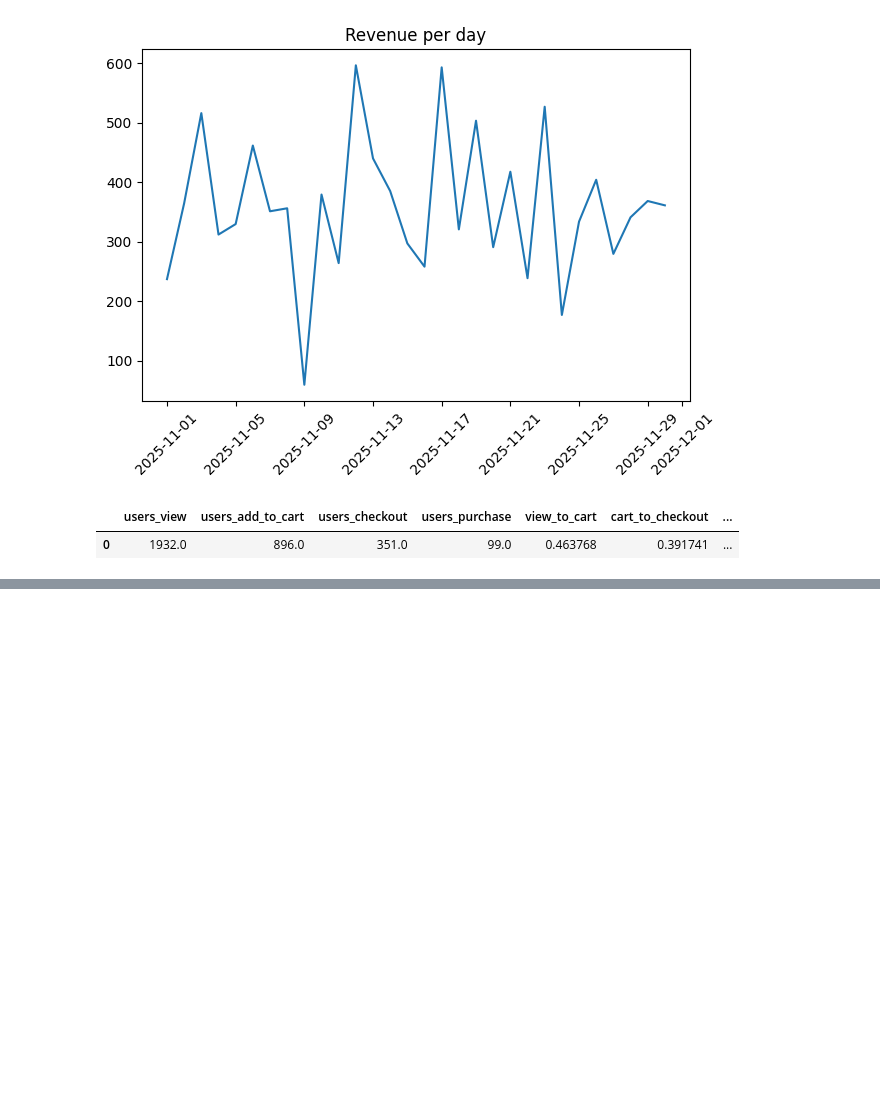
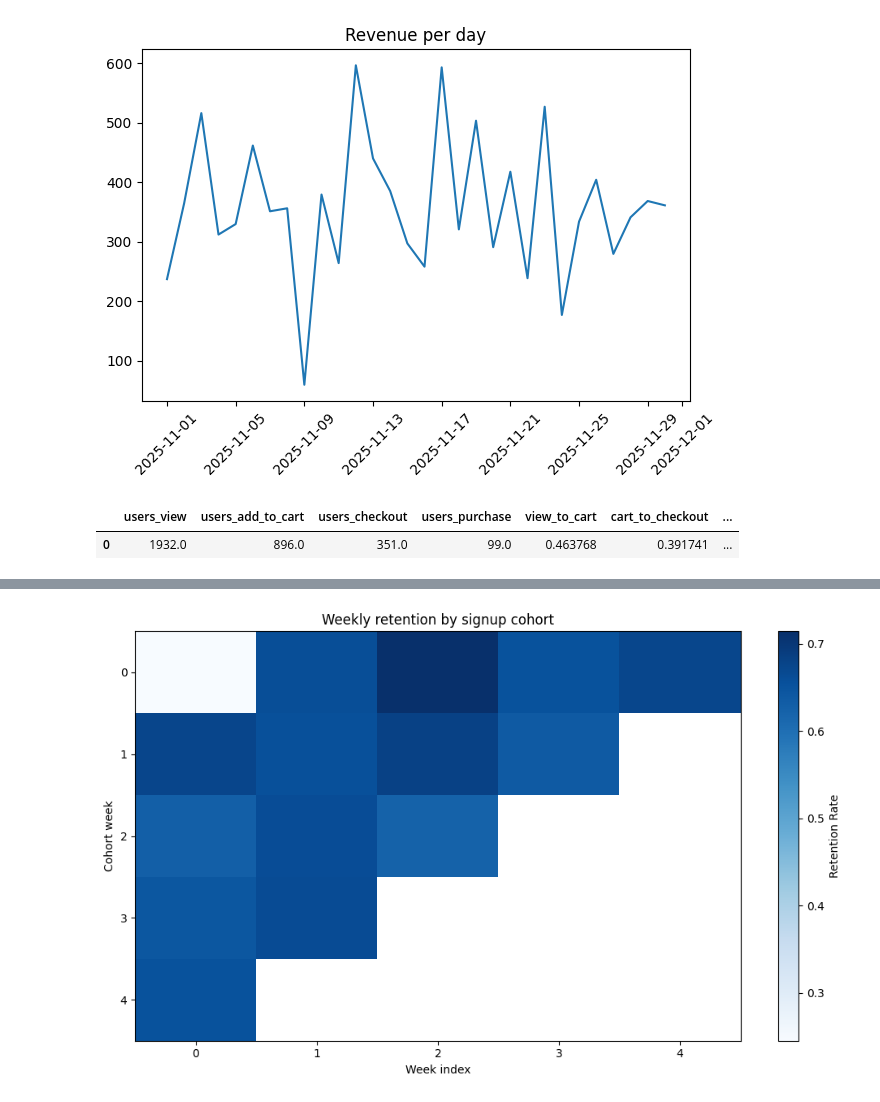
Before and after one commit to pratyush11float/ds-week1-2, a Jupyter notebook: notebooks/01_eda_metrics.ipynb, the cells around one changed output, grey strips where cells are left out. Saved outputs shown, nothing was run; the diff lists cells and outputs as text; code cells hidden in the pictures; blank space fills up the shorter version.

Commit message:
Retention Analysis

```diff
--- a/notebooks/01_eda_metrics.ipynb
+++ b/notebooks/01_eda_metrics.ipynb
@@ -88,3 +89,10 @@ funnel
 # %% [output]
 |  | users_view | users_add_to_cart | users_checkout | users_purchase | view_to_cart | cart_to_checkout | ... |
 | 0 | 1932.0 | 896.0 | 351.0 | 99.0 | 0.463768 | 0.391741 | ... |
+# %%
+# Query to calculate Retention Analysis
+from pathlib import Path
+
+q = (Path("..") / "sql" / "03_retention.sql").read_text(encoding="utf-8")
+ret = con.execute(q).df()
+ret.head(10)
@@ -90,0 +111,16 @@ funnel
+# %%
+# Pivot retention data for better visualization
+pivot = ret.pivot(index="cohort_week", columns="week_index", values="retention_rate").sort_index()
+pivot
+
+# Plotting retention heatmap
+plt.figure(figsize=(10, 6))
+plt.imshow(pivot, cmap="Blues", aspect="auto")
+plt.colorbar(label="Retention Rate")
+plt.xlabel("Week index")
+plt.ylabel("Cohort week")
+plt.title("Weekly retention by signup cohort")
+plt.tight_layout()
+plt.show()
+# %% [output]
+[figure, added]
```
Also changed, not shown: parts of 2 cells of this notebook, 1 other file.
